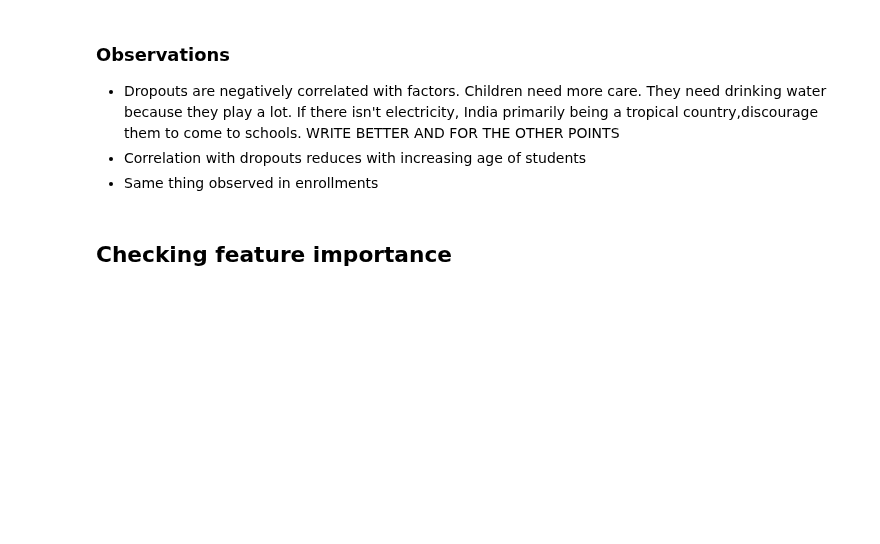
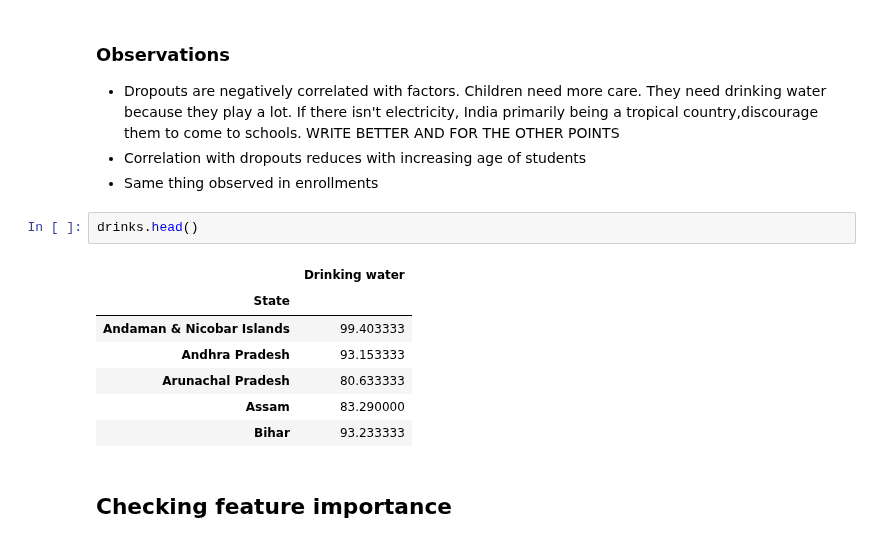
Before and after one commit to AnupamMisra/Data-science-projects, a Jupyter notebook: Education/Code/notebook.ipynb, the cells around one changed output. Saved outputs shown, nothing was run; the diff lists cells and outputs as text; blank space fills up the shorter version.

```diff
--- a/Education/Code/notebook.ipynb
+++ b/Education/Code/notebook.ipynb
@@ -407,6 +502,16 @@ dataset.corr(method='spearman').style.background_gradient(cmap='coolwarm')
 * Dropouts are negatively correlated with factors. Children need more care. They need drinking water because they play a lot. If there isn't electricity, India primarily being a tropical country,discourage them to come to schools. WRITE BETTER AND FOR THE OTHER POINTS
 * Correlation with dropouts reduces with increasing age of students
 * Same thing observed in enrollments
+# %%
+drinks.head()
+# %% [output]
+|  | Drinking water |
+| State |  |
+| Andaman & Nicobar Islands | 99.403333 |
+| Andhra Pradesh | 93.153333 |
+| Arunachal Pradesh | 80.633333 |
+| Assam | 83.290000 |
+| Bihar | 93.233333 |
 # %% [markdown]
 ## Checking feature importance
 # %%
```
Also changed, not shown: parts of 25 cells of this notebook, 10 other files.
